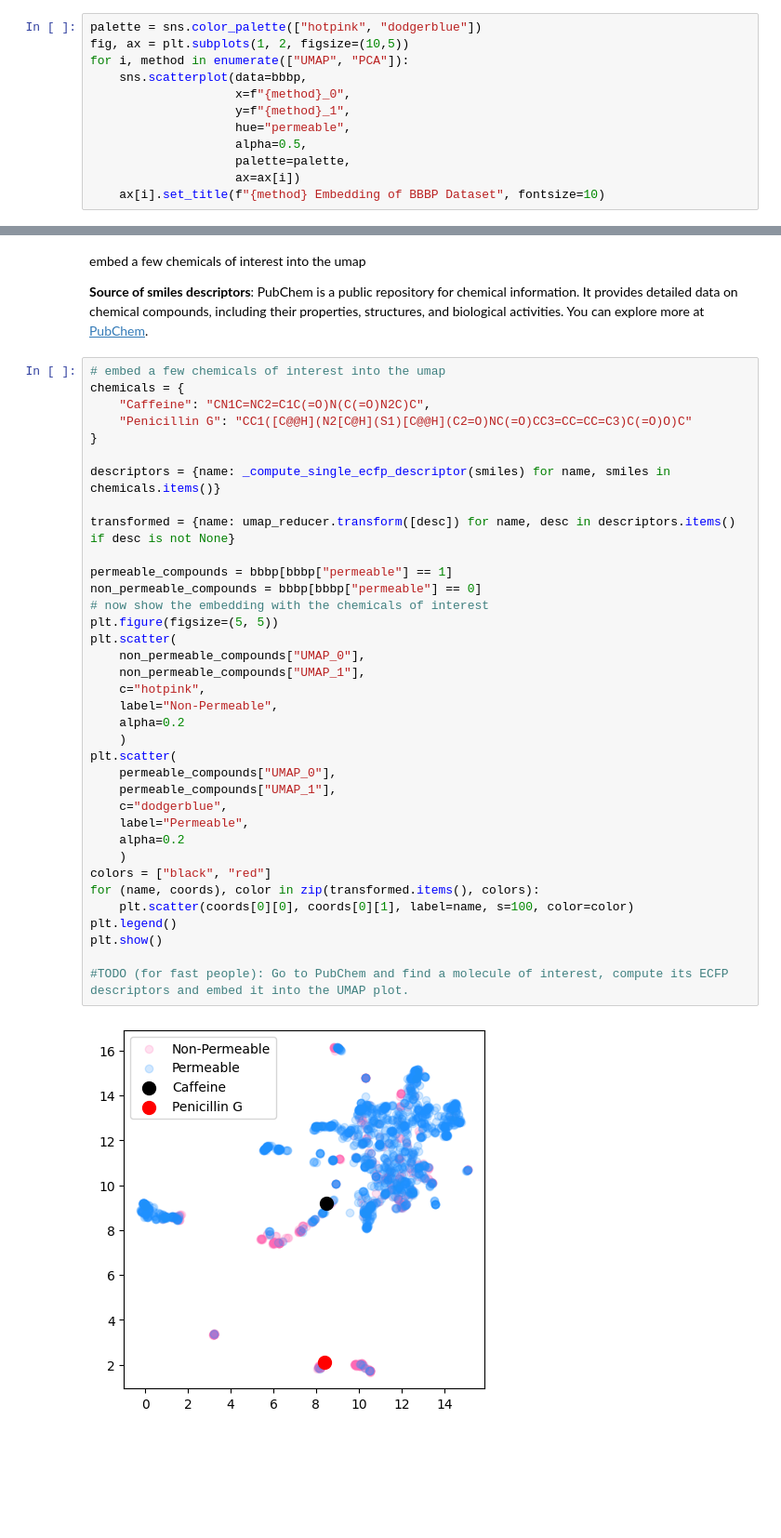
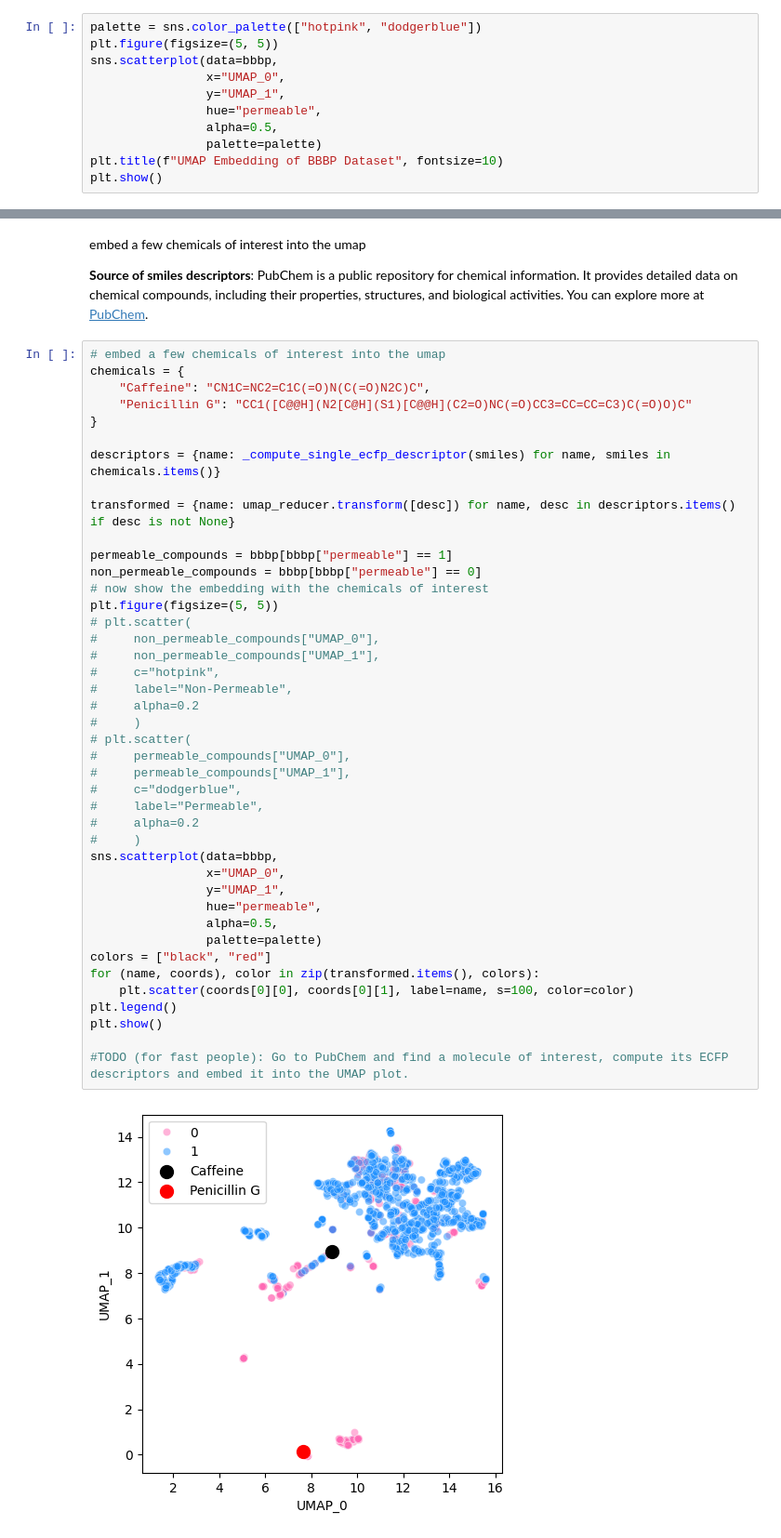
Before and after one commit to moritzmarquardt/workshop_IBEC, a Jupyter notebook: 01_molecule_clustering_umap.ipynb, the cells around one changed output, grey strips where cells are left out. Shown at 93% size. Saved outputs shown, nothing was run; the diff lists cells and outputs as text; blank space fills up the shorter version.

```diff
--- a/01_molecule_clustering_umap.ipynb
+++ b/01_molecule_clustering_umap.ipynb
@@ -208,13 +187,12 @@ pd.DataFrame(bbbp).head()
 # %%
 palette = sns.color_palette(["hotpink", "dodgerblue"])
-fig, ax = plt.subplots(1, 2, figsize=(10,5))
-for i, method in enumerate(["UMAP", "PCA"]):
-    sns.scatterplot(data=bbbp,
-                    x=f"{method}_0",
-                    y=f"{method}_1",
-                    hue="permeable",
-                    alpha=0.5,
-                    palette=palette,
-                    ax=ax[i])
-    ax[i].set_title(f"{method} Embedding of BBBP Dataset", fontsize=10)
+plt.figure(figsize=(5, 5))
+sns.scatterplot(data=bbbp,
+                x="UMAP_0",
+                y="UMAP_1",
+                hue="permeable",
+                alpha=0.5,
+                palette=palette)
+plt.title(f"UMAP Embedding of BBBP Dataset", fontsize=10)
+plt.show()
 # %% [output]
@@ -227,38 +205,44 @@ PubChem is a public repository for chemical information. It provides detailed da
 # %%
 # embed a few chemicals of interest into the umap
 chemicals = {
     "Caffeine": "CN1C=NC2=C1C(=O)N(C(=O)N2C)C",
     "Penicillin G": "CC1([C@@H](N2[C@H](S1)[C@@H](C2=O)NC(=O)CC3=CC=CC=C3)C(=O)O)C"
 }
 
 descriptors = {name: _compute_single_ecfp_descriptor(smiles) for name, smiles in chemicals.items()}
 
 transformed = {name: umap_reducer.transform([desc]) for name, desc in descriptors.items() if desc is not None}
 
 permeable_compounds = bbbp[bbbp["permeable"] == 1]
 non_permeable_compounds = bbbp[bbbp["permeable"] == 0]
 # now show the embedding with the chemicals of interest
 plt.figure(figsize=(5, 5))
-plt.scatter(
-    non_permeable_compounds["UMAP_0"],
-    non_permeable_compounds["UMAP_1"],
-    c="hotpink",
-    label="Non-Permeable",
-    alpha=0.2
-    )
-plt.scatter(
-    permeable_compounds["UMAP_0"],
-    permeable_compounds["UMAP_1"],
-    c="dodgerblue",
-    label="Permeable",
-    alpha=0.2
-    )
+# plt.scatter(
+#     non_permeable_compounds["UMAP_0"],
+#     non_permeable_compounds["UMAP_1"],
+#     c="hotpink",
+#     label="Non-Permeable",
+#     alpha=0.2
+#     )
+# plt.scatter(
+#     permeable_compounds["UMAP_0"],
+#     permeable_compounds["UMAP_1"],
+#     c="dodgerblue",
+#     label="Permeable",
+#     alpha=0.2
+#     )
+sns.scatterplot(data=bbbp,
+                x="UMAP_0",
+                y="UMAP_1",
+                hue="permeable",
+                alpha=0.5,
+                palette=palette)
 colors = ["black", "red"]
 for (name, coords), color in zip(transformed.items(), colors):
     plt.scatter(coords[0][0], coords[0][1], label=name, s=100, color=color)
 plt.legend()
 plt.show()
 
 #TODO (for fast people): Go to PubChem and find a molecule of interest, compute its ECFP descriptors and embed it into the UMAP plot.
 # %% [output]
-[figure, old version]
+[figure, new version]
```
Also changed, not shown: parts of 7 cells of this notebook.
